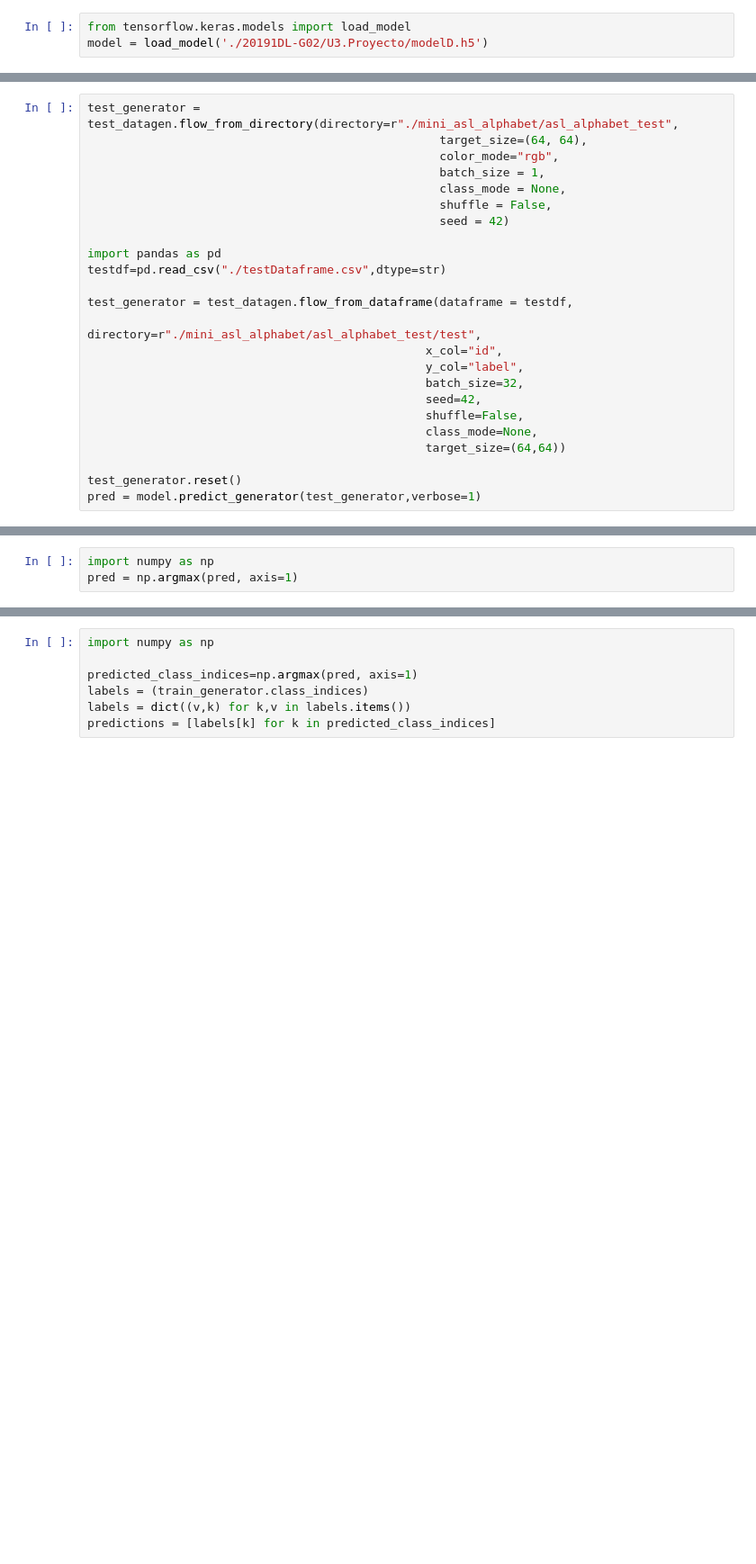
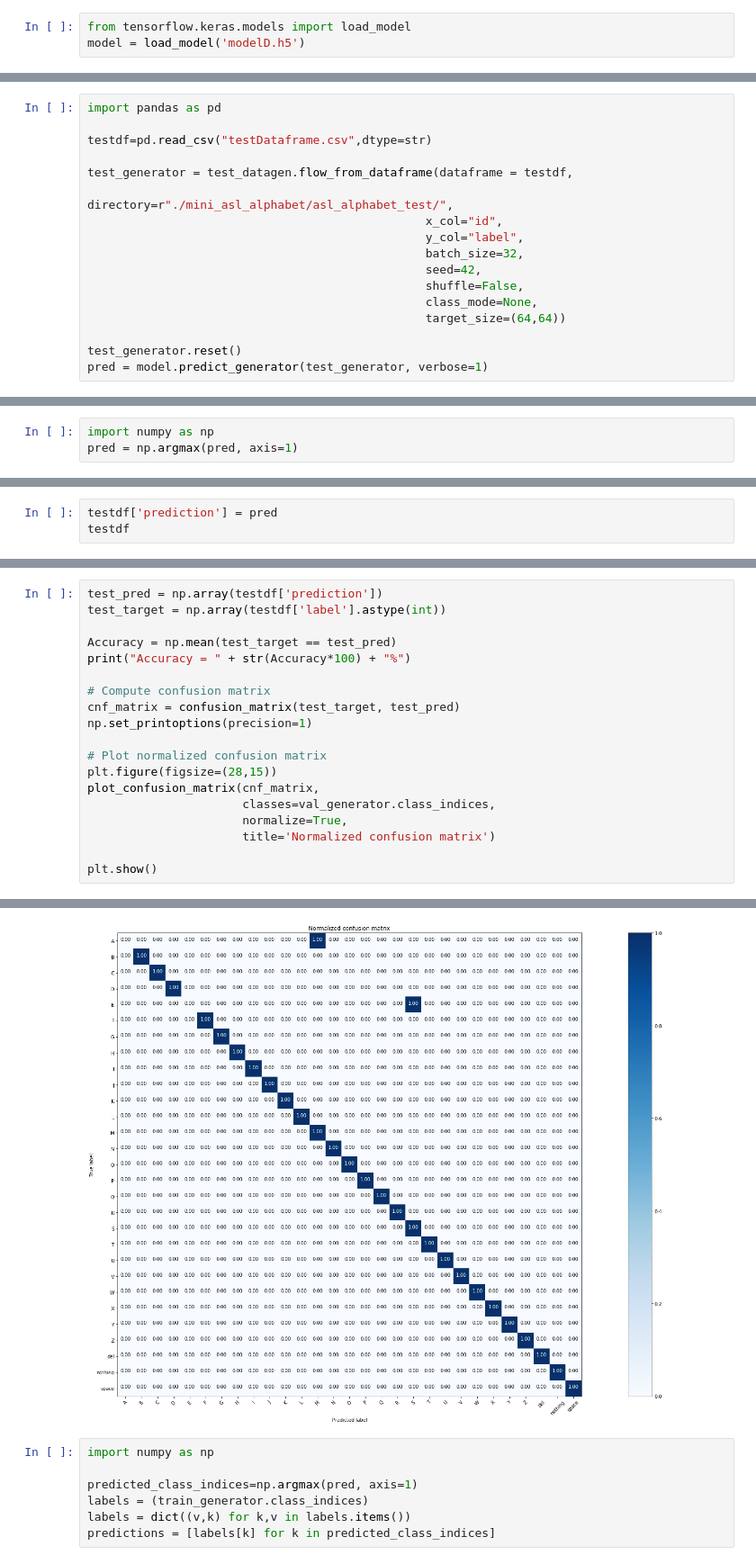
Before and after one commit to helbercarvajal/U3.Proyecto, a Jupyter notebook: asl_Alphabet.ipynb, the cells around one changed output, grey strips where cells are left out. Shown at 90% size. Drawn from its saved outputs; the diff is of its cells as text; blank space fills up the shorter version.

Commit message:
add validation and test confusion matriz, to show the performance of the best model (model D)

```diff
--- a/asl_Alphabet.ipynb
+++ b/asl_Alphabet.ipynb
@@ -290,4 +290,4 @@ plotResults([historyModelA, historyModelB, historyModelC, historyModelD])
 [figure]
 # %%
 from tensorflow.keras.models import load_model
-model = load_model('./20191DL-G02/U3.Proyecto/modelD.h5')
+model = load_model('modelD.h5')
@@ -306,17 +362,10 @@ Use tf.cast instead.
 # %%
-test_generator = test_datagen.flow_from_directory(directory=r"./mini_asl_alphabet/asl_alphabet_test",
-                                                  target_size=(64, 64),
-                                                  color_mode="rgb",
-                                                  batch_size = 1,
-                                                  class_mode = None,
-                                                  shuffle = False,
-                                                  seed = 42)
+import pandas as pd
 
-import pandas as pd
-testdf=pd.read_csv("./testDataframe.csv",dtype=str)
+testdf=pd.read_csv("testDataframe.csv",dtype=str)
 
 test_generator = test_datagen.flow_from_dataframe(dataframe = testdf,
-                                                directory=r"./mini_asl_alphabet/asl_alphabet_test/test",
+                                                directory=r"./mini_asl_alphabet/asl_alphabet_test/",
                                                 x_col="id",
                                                 y_col="label",
                                                 batch_size=32,
@@ -326,5 +375,5 @@ test_generator = test_datagen.flow_from_dataframe(dataframe = testdf,
                                                 target_size=(64,64))
 
 test_generator.reset()
-pred = model.predict_generator(test_generator,verbose=1)
+pred = model.predict_generator(test_generator, verbose=1)
 # %% [output]
@@ -343,0 +385,3 @@ array(['0', '1', '2', '3', '4', '5', '6', '7', '8', '9', '10', '11', '12',
+# %%
+testdf['prediction'] = pred
+testdf
@@ -343,0 +416,20 @@ array(['0', '1', '2', '3', '4', '5', '6', '7', '8', '9', '10', '11', '12',
+# %%
+test_pred = np.array(testdf['prediction'])
+test_target = np.array(testdf['label'].astype(int))
+
+Accuracy = np.mean(test_target == test_pred)
+print("Accuracy = " + str(Accuracy*100) + "%")
+
+# Compute confusion matrix
+cnf_matrix = confusion_matrix(test_target, test_pred)
+np.set_printoptions(precision=1)
+
+# Plot normalized confusion matrix
+plt.figure(figsize=(28,15))
+plot_confusion_matrix(cnf_matrix,
+                      classes=val_generator.class_indices,
+                      normalize=True,
+                      title='Normalized confusion matrix')
+
+plt.show()
+# %% [output]
@@ -344,3 +438,4 @@ array(['0', '1', '2', '3', '4', '5', '6', '7', '8', '9', '10', '11', '12',
+[figure, added]
 # %%
 import numpy as np
 
```
Also changed, not shown: parts of 13 cells of this notebook.
